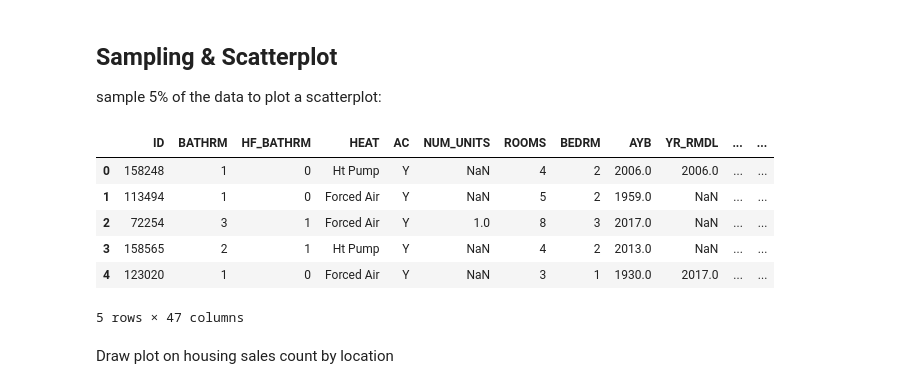
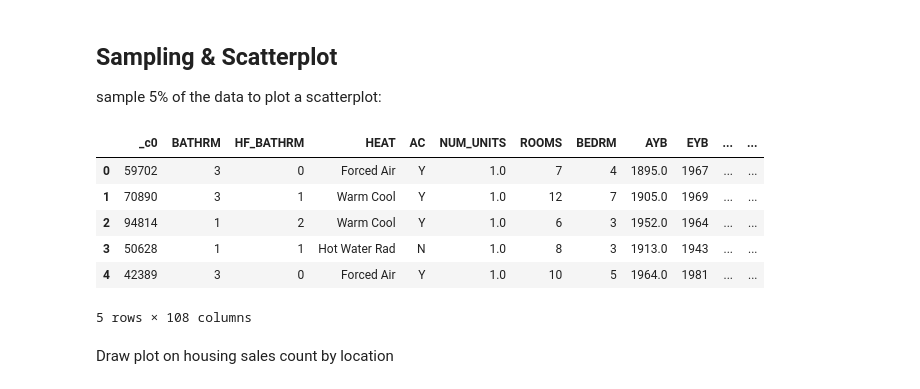
Before and after one commit to elieric/is843, a Jupyter notebook: assignment_1.ipynb, the cells around one changed output. Saved outputs shown, nothing was run; the diff lists cells and outputs as text; code cells hidden in the pictures.

```diff
--- a/assignment_1.ipynb
+++ b/assignment_1.ipynb
@@ -472,2 +493,6 @@ See the caveats in the documentation: http://pandas.pydata.org/pandas-docs/stabl
 # %% [markdown]
 ### Incorporating Census data into cleaned data
+# %%
+!wget -q https://github.com/elieric/is843/raw/master/raw_census_tracts_in_2010.csv
+censusdata=spark.read.format("csv").option("header", "true").option("inferSchema", "true").load("raw_census_tracts_in_2010.csv")
+print('done')
@@ -474,8 +501,8 @@ See the caveats in the documentation: http://pandas.pydata.org/pandas-docs/stabl
 # %%
-censusdata = spark.read.format("csv")\
-  .option("header", "true")\
-  .option("inferSchema", "true")\
-  .load(data + "raw_census_tracts_in_2010.csv")
+# censusdata = spark.read.format("csv")\
+#   .option("header", "true")\
+#   .option("inferSchema", "true")\
+#   .load(data + "raw_census_tracts_in_2010.csv")
 censusdata.printSchema()
 # %% [output]
 root
@@ -517,7 +555,7 @@ df.createOrReplaceTempView("df")
 censusdata.createOrReplaceTempView("censusdata")
 # %%
-dfcd = df.join(censusdata,
-            on = df["CENSUS_TRACT"] == censusdata['TRACT'],
+dfcd = house.join(censusdata,
+            on = house["CENSUS_TRACT"] == censusdata['TRACT'],
             how = "left")
 # %%
 dfcd.printSchema()
@@ -595,14 +637,16 @@ df.describe(['PRICE']).show()
 # %%
 from pyspark.sql.functions import mean, stddev
 
+df_new = dfcd.where(F.year("SALEDATE") >= 2000)
+
 # Calculate values used for outlier filtering
-mean_val = df.agg({'PRICE': 'mean'}).collect()[0][0]
-stddev_val = df.agg({'PRICE': 'stddev'}).collect()[0][0]
+mean_val = df_new.agg({'PRICE': 'mean'}).collect()[0][0]
+stddev_val = df_new.agg({'PRICE': 'stddev'}).collect()[0][0]
 
 # Create three standard deviation (μ ± 3σ) lower and upper bounds for data
 low_bound = mean_val - (3 * stddev_val)
 hi_bound = mean_val + (3 * stddev_val)
 
 # Filter the data to fit between the lower and upper bounds
-df = df.where((df['PRICE'] < hi_bound) & (df['PRICE'] > low_bound))
+df_new = df_new.where((df_new['PRICE'] < hi_bound) & (df_new['PRICE'] > low_bound))
 # %%
@@ -886,20 +917,20 @@ Ward 3 has most avg_price in D.C.
 ## Sampling & Scatterplot
 sample 5% of the data to plot a scatterplot:
 # %%
-df_sample = df.where(F.year("SALEDATE") == 2017).sample(withReplacement = False, fraction = 0.05, seed = 8)
+df_sample = df_new.sample(withReplacement = False, fraction = 0.05, seed = 8)
 
 # Convert to Pandas
 py_df_sample = df_sample.toPandas()
 
 py_df_sample.head()
 # %% [output]
-|  | ID | BATHRM | HF_BATHRM | HEAT | AC | NUM_UNITS | ROOMS | BEDRM | AYB | YR_RMDL | ... | ... |
-| 0 | 158248 | 1 | 0 | Ht Pump | Y | NaN | 4 | 2 | 2006.0 | 2006.0 | ... | ... |
-| 1 | 113494 | 1 | 0 | Forced Air | Y | NaN | 5 | 2 | 1959.0 | NaN | ... | ... |
-| 2 | 72254 | 3 | 1 | Forced Air | Y | 1.0 | 8 | 3 | 2017.0 | NaN | ... | ... |
-| 3 | 158565 | 2 | 1 | Ht Pump | Y | NaN | 4 | 2 | 2013.0 | NaN | ... | ... |
-| 4 | 123020 | 1 | 0 | Forced Air | Y | NaN | 3 | 1 | 1930.0 | 2017.0 | ... | ... |
+|  | _c0 | BATHRM | HF_BATHRM | HEAT | AC | NUM_UNITS | ROOMS | BEDRM | AYB | EYB | ... | ... |
+| 0 | 59702 | 3 | 0 | Forced Air | Y | 1.0 | 7 | 4 | 1895.0 | 1967 | ... | ... |
+| 1 | 70890 | 3 | 1 | Warm Cool | Y | 1.0 | 12 | 7 | 1905.0 | 1969 | ... | ... |
+| 2 | 94814 | 1 | 2 | Warm Cool | Y | 1.0 | 6 | 3 | 1952.0 | 1964 | ... | ... |
+| 3 | 50628 | 1 | 1 | Hot Water Rad | N | 1.0 | 8 | 3 | 1913.0 | 1943 | ... | ... |
+| 4 | 42389 | 3 | 0 | Forced Air | Y | 1.0 | 10 | 5 | 1964.0 | 1981 | ... | ... |
-5 rows × 47 columns
+5 rows × 108 columns
 # %% [markdown]
 Draw plot on housing sales count by location
 # %%
```
Also changed, not shown: parts of 46 cells of this notebook.
